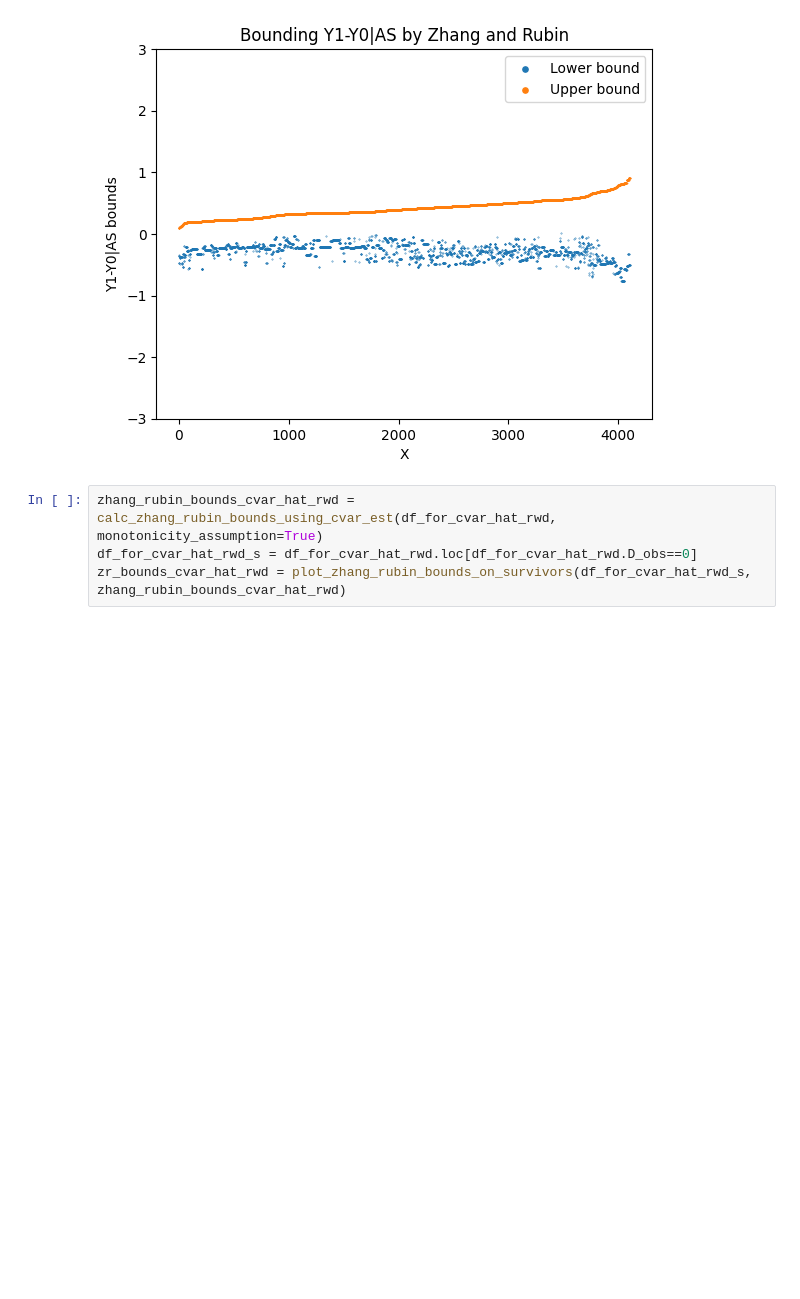
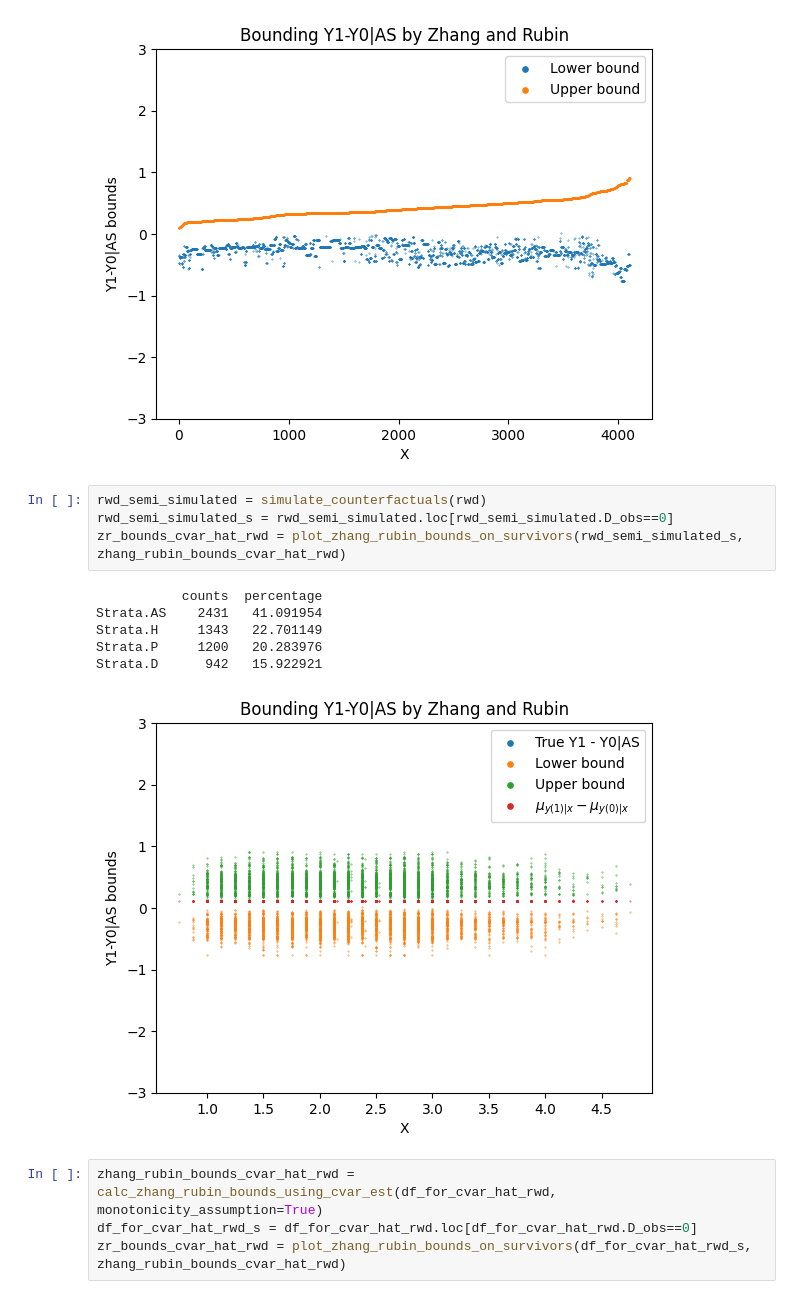
Before and after one commit to HadarRosenwald/competing_risks_simulation, a Jupyter notebook: competing_risks_simulation.ipynb, the cells around one changed output. Drawn from its saved outputs; the diff is of its cells as text; blank space fills up the shorter version.

Commit message:
simulate counterfactuals for

```diff
--- a/competing_risks_simulation.ipynb
+++ b/competing_risks_simulation.ipynb
@@ -125,6 +125,17 @@ plot_zhang_rubin_bounds_no_x(zr_bounds_cvar_hat_rwd)
 1 positive bounds (0.024%)
 0 negative bounds (0.0%)
 [figure]
+# %%
+rwd_semi_simulated = simulate_counterfactuals(rwd)
+rwd_semi_simulated_s = rwd_semi_simulated.loc[rwd_semi_simulated.D_obs==0]
+zr_bounds_cvar_hat_rwd = plot_zhang_rubin_bounds_on_survivors(rwd_semi_simulated_s, zhang_rubin_bounds_cvar_hat_rwd)
+# %% [output]
+           counts  percentage
+Strata.AS    2431   41.091954
+Strata.H     1343   22.701149
+Strata.P     1200   20.283976
+Strata.D      942   15.922921
+[figure, added]
 # %%
 zhang_rubin_bounds_cvar_hat_rwd = calc_zhang_rubin_bounds_using_cvar_est(df_for_cvar_hat_rwd, monotonicity_assumption=True)
 df_for_cvar_hat_rwd_s = df_for_cvar_hat_rwd.loc[df_for_cvar_hat_rwd.D_obs==0]
```
Also changed, not shown: parts of 5 cells of this notebook, 1 other file.
